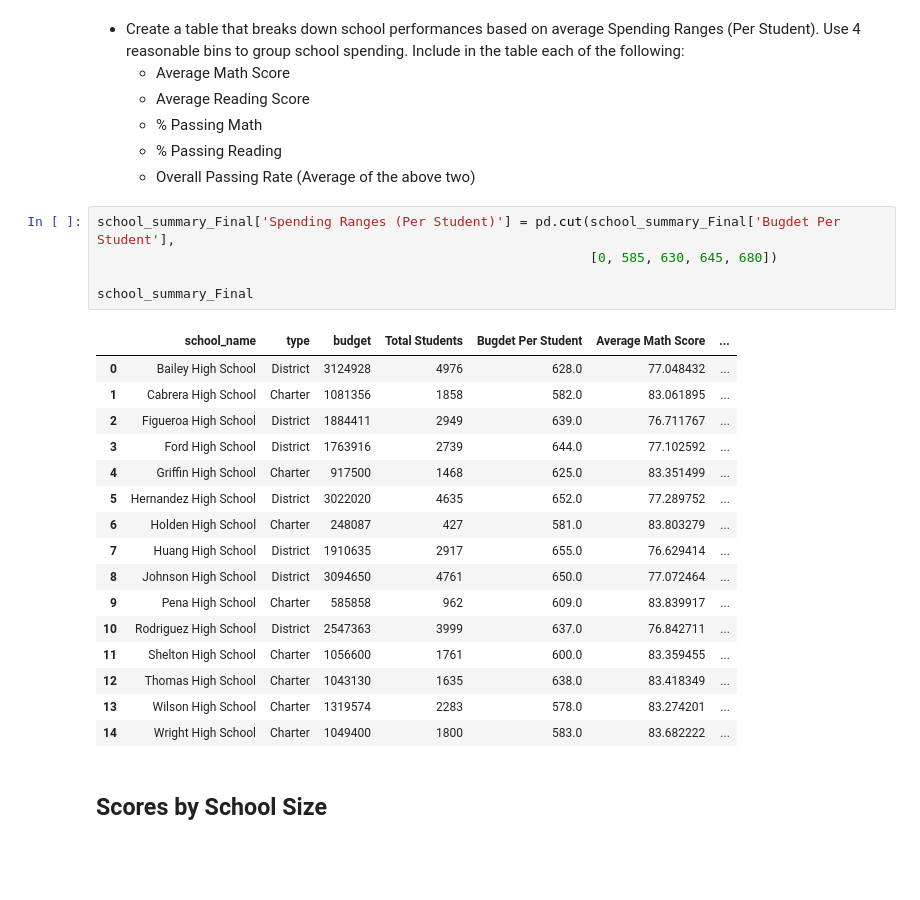
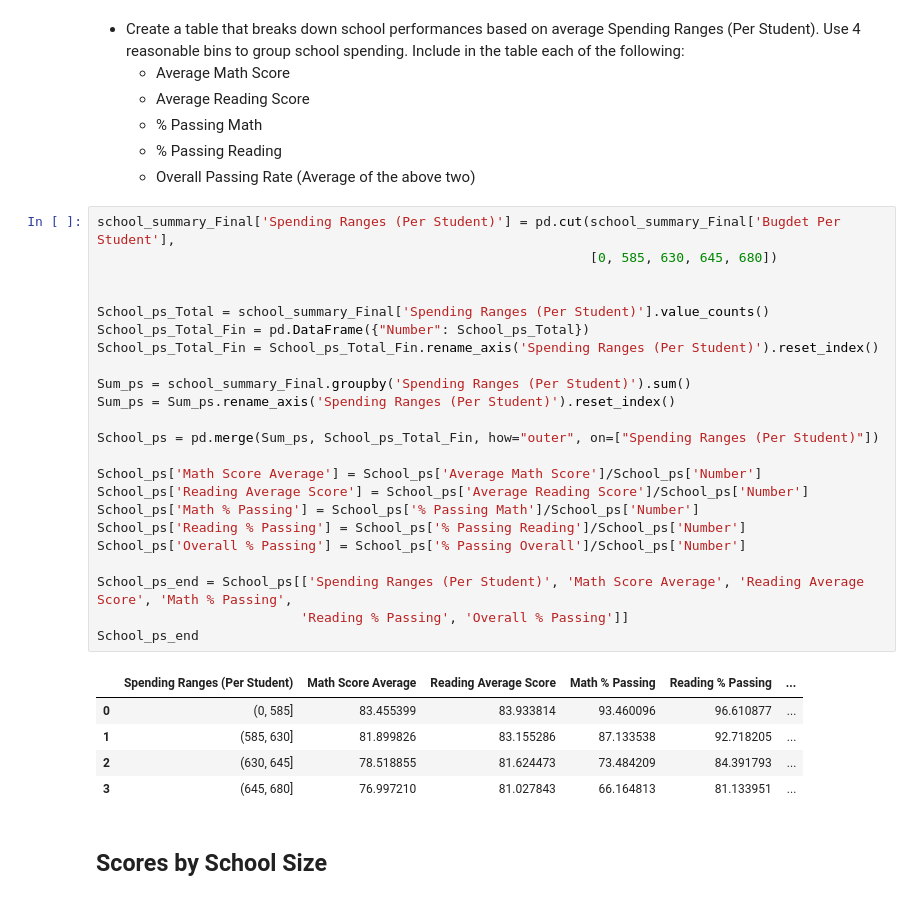
Before and after one commit to Marcus-W-Garnham/pandas-challenge, a Jupyter notebook: PyCitySchools/PyCitySchools_starter.ipynb, the cells around one changed output. Drawn from its saved outputs; the diff is of its cells as text; blank space fills up the shorter version.

```diff
--- a/PyCitySchools/PyCitySchools_starter.ipynb
+++ b/PyCitySchools/PyCitySchools_starter.ipynb
@@ -351,28 +351,35 @@ Grades_Math_Finished
   * % Passing Math
   * % Passing Reading
   * Overall Passing Rate (Average of the above two)
-# %%
-school_summary_Final['Spending Ranges (Per Student)'] = pd.cut(school_summary_Final['Bugdet Per Student'],
-                                                               [0, 585, 630, 645, 680])
-
-school_summary_Final
-# %% [output]
-|  | school_name | type | budget | Total Students | Bugdet Per Student | Average Math Score | ... |
-| 0 | Bailey High School | District | 3124928 | 4976 | 628.0 | 77.048432 | ... |
-| 1 | Cabrera High School | Charter | 1081356 | 1858 | 582.0 | 83.061895 | ... |
-| 2 | Figueroa High School | District | 1884411 | 2949 | 639.0 | 76.711767 | ... |
-| 3 | Ford High School | District | 1763916 | 2739 | 644.0 | 77.102592 | ... |
-| 4 | Griffin High School | Charter | 917500 | 1468 | 625.0 | 83.351499 | ... |
-| 5 | Hernandez High School | District | 3022020 | 4635 | 652.0 | 77.289752 | ... |
-| 6 | Holden High School | Charter | 248087 | 427 | 581.0 | 83.803279 | ... |
-| 7 | Huang High School | District | 1910635 | 2917 | 655.0 | 76.629414 | ... |
-| 8 | Johnson High School | District | 3094650 | 4761 | 650.0 | 77.072464 | ... |
-| 9 | Pena High School | Charter | 585858 | 962 | 609.0 | 83.839917 | ... |
-| 10 | Rodriguez High School | District | 2547363 | 3999 | 637.0 | 76.842711 | ... |
-| 11 | Shelton High School | Charter | 1056600 | 1761 | 600.0 | 83.359455 | ... |
-| 12 | Thomas High School | Charter | 1043130 | 1635 | 638.0 | 83.418349 | ... |
-| 13 | Wilson High School | Charter | 1319574 | 2283 | 578.0 | 83.274201 | ... |
-| 14 | Wright High School | Charter | 1049400 | 1800 | 583.0 | 83.682222 | ... |
+# %%
+school_summary_Final['Spending Ranges (Per Student)'] = pd.cut(school_summary_Final['Bugdet Per Student'],
+                                                               [0, 585, 630, 645, 680])
+
+
+School_ps_Total = school_summary_Final['Spending Ranges (Per Student)'].value_counts()
+School_ps_Total_Fin = pd.DataFrame({"Number": School_ps_Total})
+School_ps_Total_Fin = School_ps_Total_Fin.rename_axis('Spending Ranges (Per Student)').reset_index()
+
+Sum_ps = school_summary_Final.groupby('Spending Ranges (Per Student)').sum()
+Sum_ps = Sum_ps.rename_axis('Spending Ranges (Per Student)').reset_index()
+
+School_ps = pd.merge(Sum_ps, School_ps_Total_Fin, how="outer", on=["Spending Ranges (Per Student)"])
+
+School_ps['Math Score Average'] = School_ps['Average Math Score']/School_ps['Number']
+School_ps['Reading Average Score'] = School_ps['Average Reading Score']/School_ps['Number']
+School_ps['Math % Passing'] = School_ps['% Passing Math']/School_ps['Number']
+School_ps['Reading % Passing'] = School_ps['% Passing Reading']/School_ps['Number']
+School_ps['Overall % Passing'] = School_ps['% Passing Overall']/School_ps['Number']
+
+School_ps_end = School_ps[['Spending Ranges (Per Student)', 'Math Score Average', 'Reading Average Score', 'Math % Passing',
+                          'Reading % Passing', 'Overall % Passing']]
+School_ps_end
+# %% [output]
+|  | Spending Ranges (Per Student) | Math Score Average | Reading Average Score | Math % Passing | Reading % Passing | ... |
+| 0 | (0, 585] | 83.455399 | 83.933814 | 93.460096 | 96.610877 | ... |
+| 1 | (585, 630] | 81.899826 | 83.155286 | 87.133538 | 92.718205 | ... |
+| 2 | (630, 645] | 78.518855 | 81.624473 | 73.484209 | 84.391793 | ... |
+| 3 | (645, 680] | 76.997210 | 81.027843 | 66.164813 | 81.133951 | ... |
 # %% [markdown]
 ## Scores by School Size
 # %% [markdown]
```
Also changed, not shown: parts of 2 cells of this notebook.
